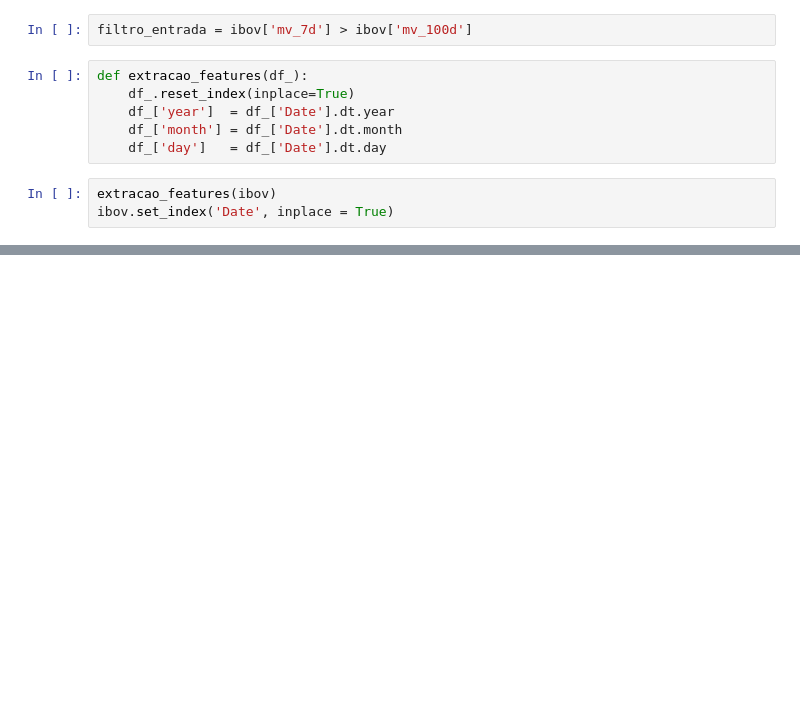
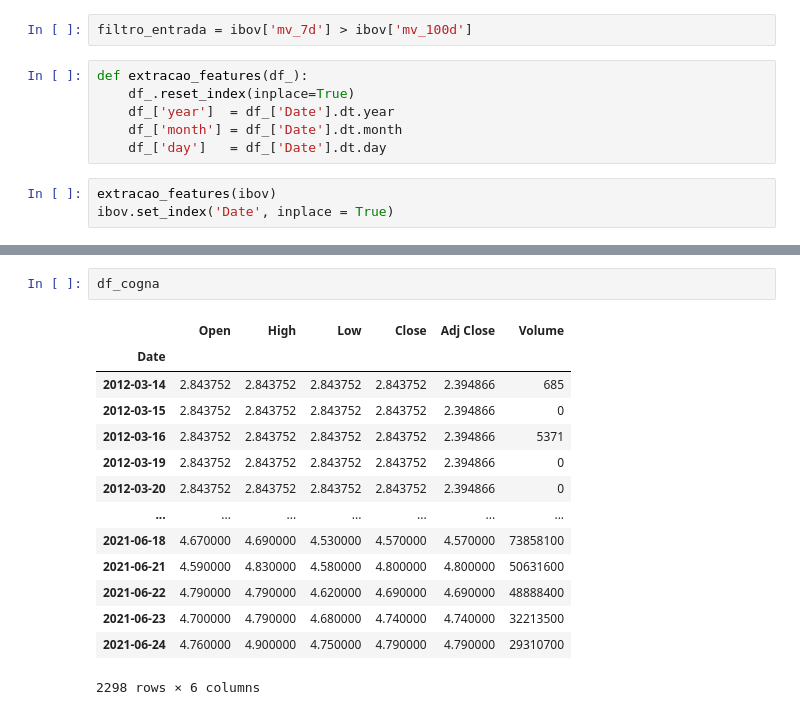
Before and after one commit to allpedroza/python-dataanalysis, a Jupyter notebook: bovespa.ipynb, the cells around one changed output, grey strips where cells are left out. Drawn from its saved outputs; the diff is of its cells as text; blank space fills up the shorter version.

```diff
--- a/bovespa.ipynb
+++ b/bovespa.ipynb
@@ -251,0 +284,17 @@ ibov[filtro_entrada].groupby('day').agg({'day':'count'}).plot(kind='bar')
+# %%
+df_cogna
+# %% [output]
+|  | Open | High | Low | Close | Adj Close | Volume |
+| Date |  |  |  |  |  |  |
+| 2012-03-14 | 2.843752 | 2.843752 | 2.843752 | 2.843752 | 2.394866 | 685 |
+| 2012-03-15 | 2.843752 | 2.843752 | 2.843752 | 2.843752 | 2.394866 | 0 |
+| 2012-03-16 | 2.843752 | 2.843752 | 2.843752 | 2.843752 | 2.394866 | 5371 |
+| 2012-03-19 | 2.843752 | 2.843752 | 2.843752 | 2.843752 | 2.394866 | 0 |
+| 2012-03-20 | 2.843752 | 2.843752 | 2.843752 | 2.843752 | 2.394866 | 0 |
+| ... | ... | ... | ... | ... | ... | ... |
+| 2021-06-18 | 4.670000 | 4.690000 | 4.530000 | 4.570000 | 4.570000 | 73858100 |
+| 2021-06-21 | 4.590000 | 4.830000 | 4.580000 | 4.800000 | 4.800000 | 50631600 |
+| 2021-06-22 | 4.790000 | 4.790000 | 4.620000 | 4.690000 | 4.690000 | 48888400 |
+| 2021-06-23 | 4.700000 | 4.790000 | 4.680000 | 4.740000 | 4.740000 | 32213500 |
+| 2021-06-24 | 4.760000 | 4.900000 | 4.750000 | 4.790000 | 4.790000 | 29310700 |
+2298 rows × 6 columns
```
Also changed, not shown: parts of 21 cells of this notebook.
